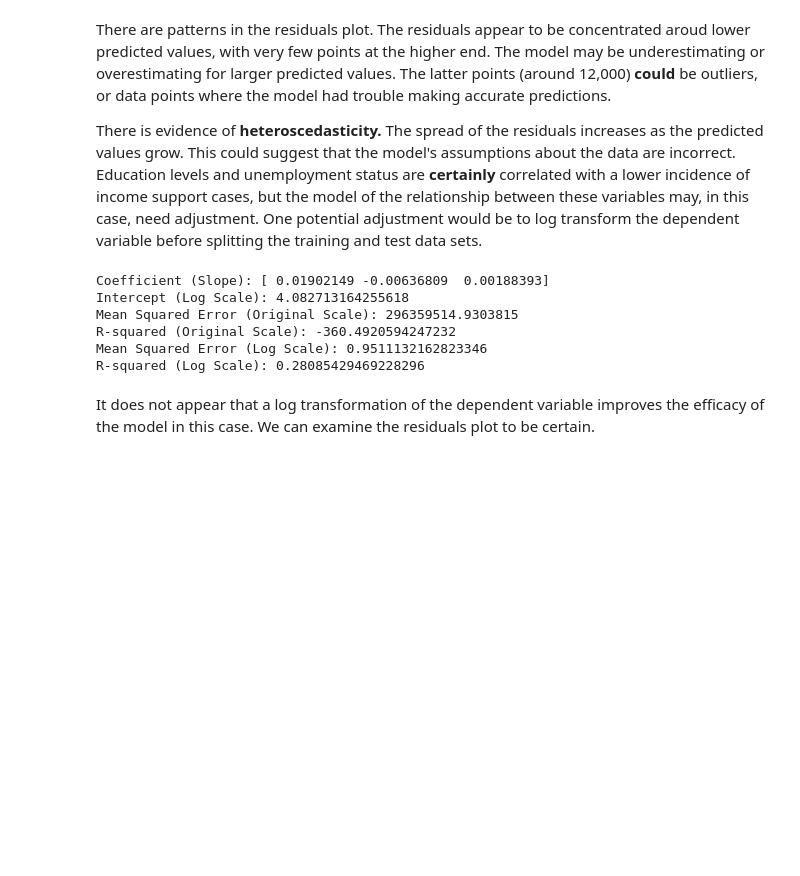
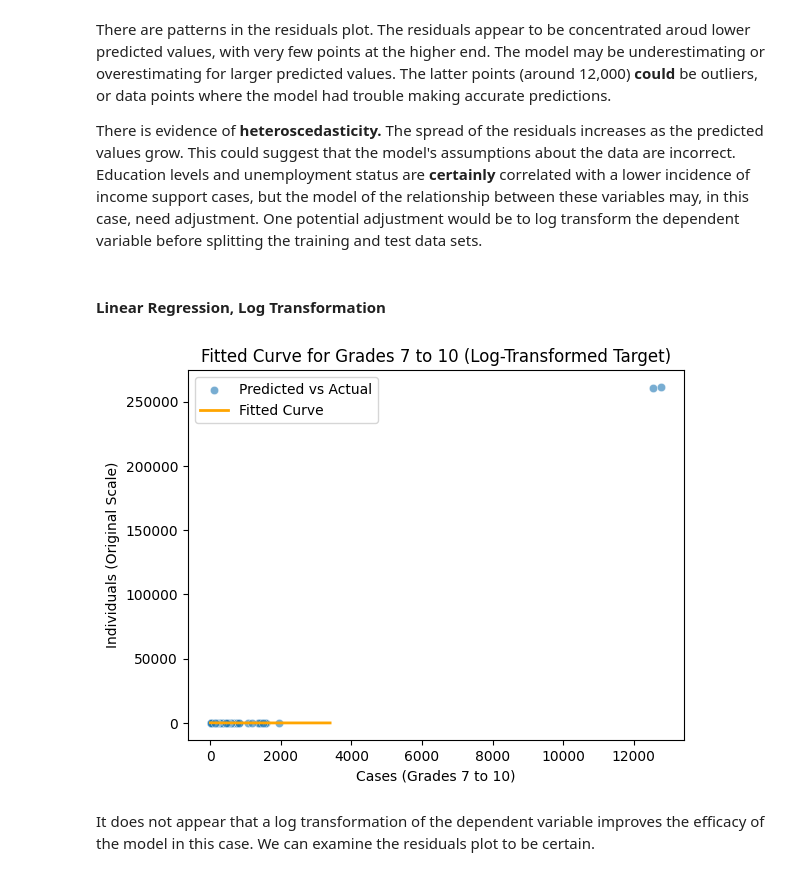
Before and after one commit to sa0v/Income_Support, a Jupyter notebook: Income Support.ipynb, the cells around one changed output. Drawn from its saved outputs; the diff is of its cells as text; code cells hidden in the pictures; blank space fills up the shorter version.

```diff
--- a/Income Support.ipynb
+++ b/Income Support.ipynb
@@ -298,50 +335,74 @@ plt.show()
 There are patterns in the residuals plot. The residuals appear to be concentrated aroud lower predicted values, with very few points at the higher end. The model may be underestimating or overestimating for larger predicted values. The latter points (around 12,000) **could** be outliers, or data points where the model had trouble making accurate predictions.
 
 There is evidence of **heteroscedasticity.** The spread of the residuals increases as the predicted values grow. This could suggest that the model's assumptions about the data are incorrect. Education levels and unemployment status are **certainly** correlated with a lower incidence of income support cases, but the model of the relationship between these variables may, in this case, need adjustment. One potential adjustment would be to log transform the dependent variable before splitting the training and test data sets.
+# %% [markdown]
+#### Linear Regression, Log Transformation
 # %%
+import numpy as np
+import matplotlib.pyplot as plt
+import seaborn as sns
+from sklearn.model_selection import train_test_split
+from sklearn.linear_model import LinearRegression
+from sklearn.metrics import mean_squared_error, r2_score
+
 # Prepare data
 df = data.copy()
 df.dropna(subset=['Education..Less.than.grade.7', 'Education..Grades.7.to.10', 'Employment.Status..Unemployed'], inplace=True)
 
 # Split data into features (X) and target (Y)
 X = df[['Education..Less.than.grade.7', 'Education..Grades.7.to.10', 'Employment.Status..Unemployed']]  # Features
 y = np.log(df['Individuals'])  # Log-transform the target variable
 
 # Split the data into training and testing sets
 X_train, X_test, y_train, y_test = train_test_split(X, y, test_size=0.2, random_state=42)
 
 # Create a linear regression model
 model = LinearRegression()
 
 # Train the model
 model.fit(X_train, y_train)
 
 # Make predictions
 y_pred_log = model.predict(X_test)  # Predictions in log scale
 y_pred = np.exp(y_pred_log)  # Convert predictions back to original scale
 
-# Coefficients and intercept
-print("Coefficient (Slope):", model.coef_)
-print("Intercept (Log Scale):", model.intercept_)
+
 
 # Evaluate the model
 mse = mean_squared_error(np.exp(y_test), y_pred)  # Compare in the original scale
 r2 = r2_score(np.exp(y_test), y_pred)
-print("Mean Squared Error (Original Scale):", mse)
-print("R-squared (Original Scale):", r2)
 
 # Optionally: Evaluate in the log scale
 mse_log = mean_squared_error(y_test, y_pred_log)
 r2_log = r2_score(y_test, y_pred_log)
-print("Mean Squared Error (Log Scale):", mse_log)
-print("R-squared (Log Scale):", r2_log)
+
+# Select a feature for the fitted curve
+feature_name = 'Education..Grades.7.to.10'
+feature_index = X.columns.get_loc(feature_name)
+feature_range = np.linspace(X[feature_name].min(), X[feature_name].max(), 100)
+
+# Generate predictions for the fitted curve
+X_curve = X_test.mean().to_frame().T  # Use mean values for other features
+X_curve = X_curve.loc[np.zeros(len(feature_range), dtype=int)]  # Replicate for each value in the range
+X_curve[feature_name] = feature_range
+y_curve_log = model.predict(X_curve)  # Predict in log scale
+y_curve = np.exp(y_curve_log)  # Convert back to original scale
+
+# Scatter plot: Actual vs. predicted
+sns.scatterplot(x=np.exp(y_test), y=y_pred, label='Predicted vs Actual', alpha=0.6)
+
+# Add the fitted curve
+plt.plot(feature_range, y_curve, color='orange', label='Fitted Curve', linewidth=2)
+
+# Plot customization
+plt.title(f"Fitted Curve for Grades 7 to 10 (Log-Transformed Target)")
+plt.xlabel("Cases (Grades 7 to 10)")
+plt.ylabel("Individuals (Original Scale)")
+plt.legend()
+plt.grid(False)
+plt.show()
 # %% [output]
-Coefficient (Slope): [ 0.01902149 -0.00636809  0.00188393]
-Intercept (Log Scale): 4.082713164255618
-Mean Squared Error (Original Scale): 296359514.9303815
-R-squared (Original Scale): -360.4920594247232
-Mean Squared Error (Log Scale): 0.9511132162823346
-R-squared (Log Scale): 0.28085429469228296
+[figure, added]
 # %% [markdown]
 It does not appear that a log transformation of the dependent variable improves the efficacy of the model in this case. We can examine the residuals plot to be certain.
 # %%
```
Also changed, not shown: parts of 44 cells of this notebook.
